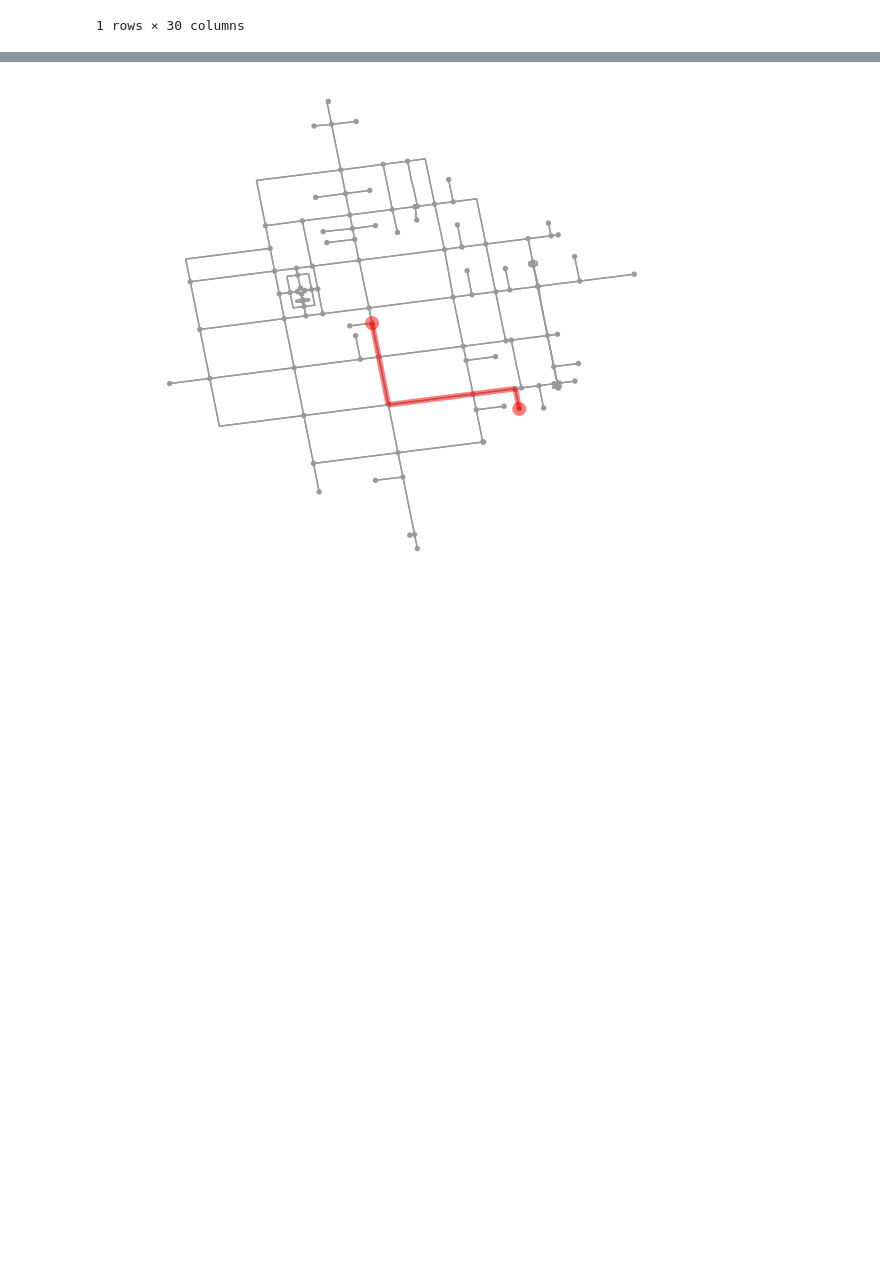
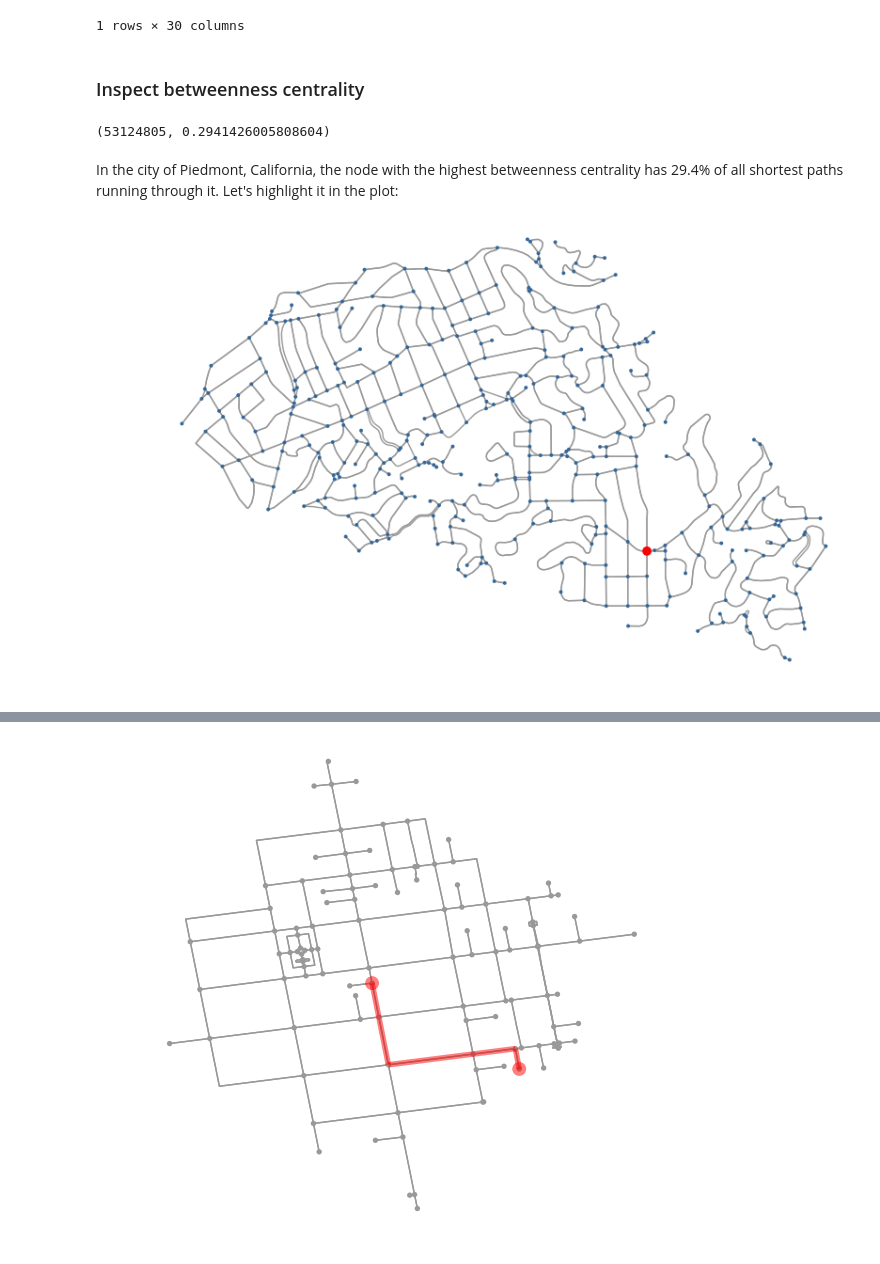
Before and after one commit to gboeing/osmnx, a Jupyter notebook: examples/06-example-osmnx-networkx.ipynb, the cells around one changed output, grey strips where cells are left out. Drawn from its saved outputs; the diff is of its cells as text; code cells hidden in the pictures; blank space fills up the shorter version.

```diff
--- a/examples/06-example-osmnx-networkx.ipynb
+++ b/examples/06-example-osmnx-networkx.ipynb
@@ -69,3 +69,19 @@ pd.DataFrame(pd.Series(stats)).T
 |  | circuity_avg | count_intersections | edge_density_km | edge_length_avg | edge_length_total | int_0_count | ... |
 | 0 | 1.118741 | 321.0 | 26797.725362 | 119.33971 | 116475.556643 | 0.0 | ... |
 1 rows × 30 columns
+# %% [markdown]
+### Inspect betweenness centrality
+# %%
+G_projected = ox.project_graph(G)
+max_node, max_bc = max(extended_stats['betweenness_centrality'].items(), key=lambda x: x[1])
+max_node, max_bc
+# %% [output]
+(53124805, 0.2941426005808604)
+# %% [markdown]
+In the city of Piedmont, California, the node with the highest betweenness centrality has 29.4% of all shortest paths running through it. Let's highlight it in the plot:
+# %%
+nc = ['r' if node==max_node else '#336699' for node in G_projected.nodes()]
+ns = [50 if node==max_node else 8 for node in G_projected.nodes()]
+fig, ax = ox.plot_graph(G_projected, node_size=ns, node_color=nc, node_zorder=2)
+# %% [output]
+[figure, added]
```
Also changed, not shown: parts of 10 cells of this notebook, 6 other files.
